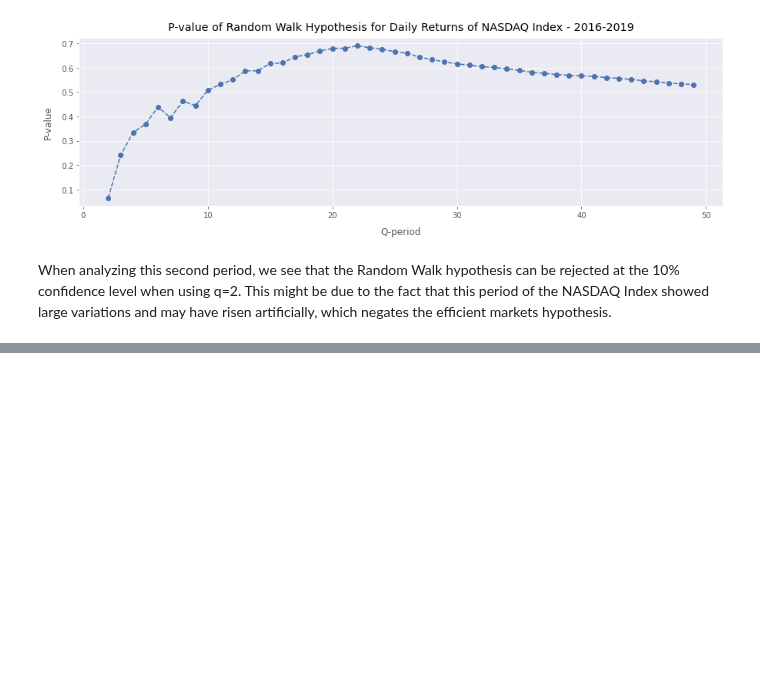
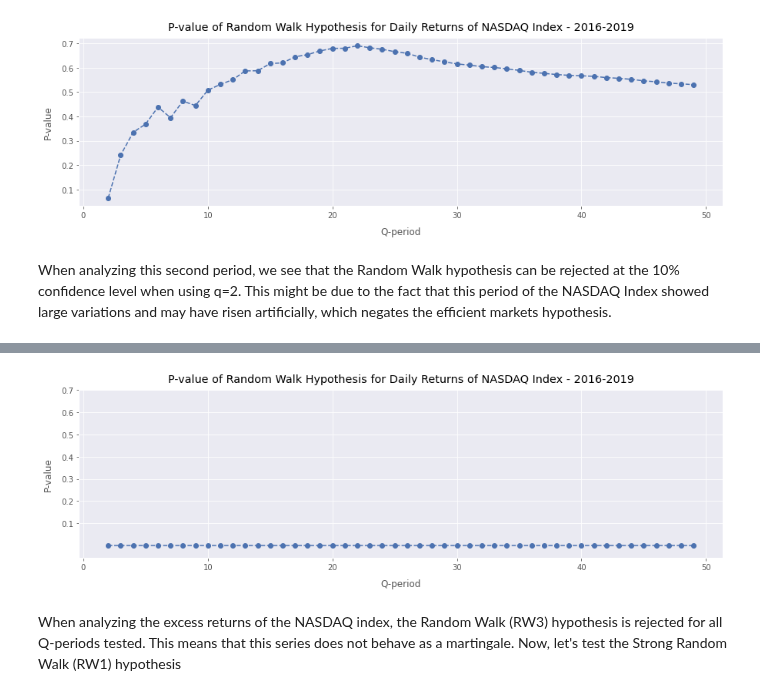
Before and after one commit to daniel-deutsch/FTD, a Jupyter notebook: Asset Pricing/EA1/main.ipynb, the cells around one changed output, grey strips where cells are left out. Drawn from its saved outputs; the diff is of its cells as text; code cells hidden in the pictures; blank space fills up the shorter version.

```diff
--- a/Asset Pricing/EA1/main.ipynb
+++ b/Asset Pricing/EA1/main.ipynb
@@ -163,0 +203,27 @@ When analyzing this second period, we see that the Random Walk hypothesis can be
+# %%
+mask = df_returns.index < '2019-01-01'
+# %%
+test = {
+    'q': np.arange(2,50,1),
+    'VR': [],
+    'T-statistic': [],
+    'P-value': [],
+}
+
+for q in test['q']:
+    vr, phi, p_value = test_RW3(df_returns.loc[mask, 'excess_returns'], q)
+    test['VR'].append(vr)
+    test['T-statistic'].append(phi)
+    test['P-value'].append(p_value)
+# %%
+plt.figure()
+plt.plot(test['q'], test['P-value'], '--o')
+plt.title('P-value of Random Walk Hypothesis for Daily Returns of NASDAQ Index - 2016-2019')
+plt.xlabel('Q-period')
+plt.ylabel('P-value')
+plt.yticks([0.1, 0.2, 0.3, 0.4, 0.5, 0.6, 0.7])
+plt.show()
+# %% [output]
+[figure, added]
+# %% [markdown]
+When analyzing the excess returns of the NASDAQ index, the Random Walk (RW3) hypothesis is rejected for all Q-periods tested. This means that this series does not behave as a martingale. Now, let's test the Strong Random Walk (RW1) hypothesis
```
Also changed, not shown: parts of 18 cells of this notebook, 1 other file.
